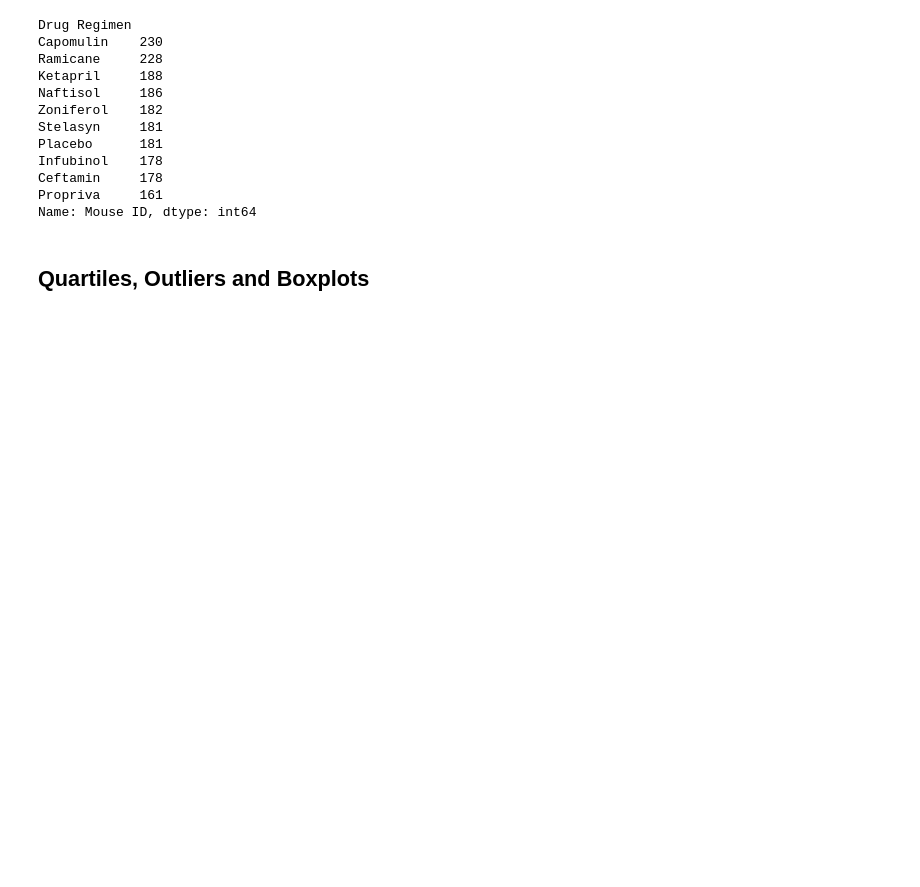
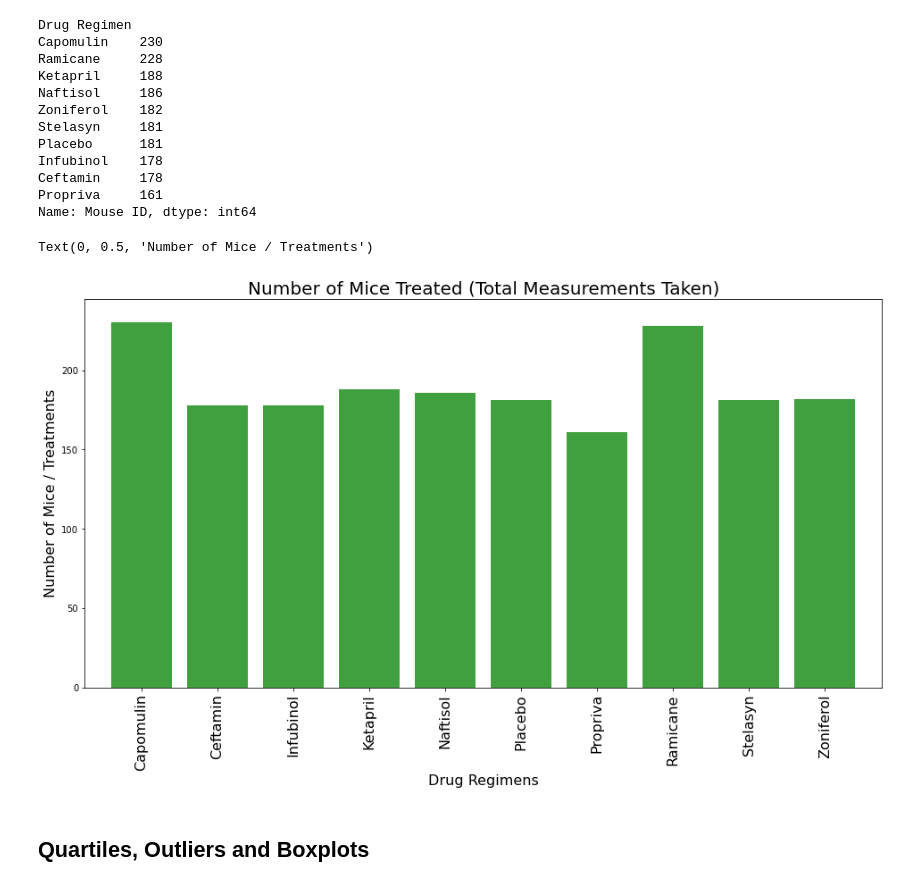
Before and after one commit to josephchancey/pharma-scc-analysis, a Jupyter notebook: pharmaceutical_analysis.ipynb, the cells around one changed output. Cells and saved outputs as stored; diff of their text form; code cells hidden in the pictures; blank space fills up the shorter version.

Commit message:
Add PyPlot for regimen

```diff
--- a/pharmaceutical_analysis.ipynb
+++ b/pharmaceutical_analysis.ipynb
@@ -187,3 +186,27 @@ Name: Mouse ID, dtype: int64
+# %%
+# Generate a bar plot showing the total number of measurements taken on each drug regimen using pyplot.
+# Array is needed for this plot
+mice_len = (merged_data.groupby(["Drug Regimen"])["Mouse ID"].count()).tolist()
+
+x_axis = np.arange(len(mice_group_count))
+plt.subplots(figsize=(16,8))
+plt.bar(x_axis, mice_len, color='g', alpha=0.75, align='center')
+
+tick_locations = [value for value in x_axis]
+
+plt.xticks(tick_locations, ['Capomulin', 'Ceftamin', 'Infubinol', 'Ketapril', 'Naftisol', 'Placebo', 'Propriva',
+                            'Ramicane', 'Stelasyn', 'Zoniferol'], rotation='vertical', fontsize = 16)
+
+plt.xlim(-0.75, len(x_axis)-0.25)
+
+plt.ylim(0, max(mice_len)+15)
+
+plt.title("Number of Mice Treated (Total Measurements Taken)",fontsize = 20)
+plt.xlabel("Drug Regimens",fontsize = 16)
+plt.ylabel("Number of Mice / Treatments",fontsize = 16)
+# %% [output]
+Text(0, 0.5, 'Number of Mice / Treatments')
+[figure, added]
 # %%
 # Generate a pie plot showing the distribution of female versus male mice using pandas
 # %%
```
Also changed, not shown: parts of 2 cells of this notebook.
